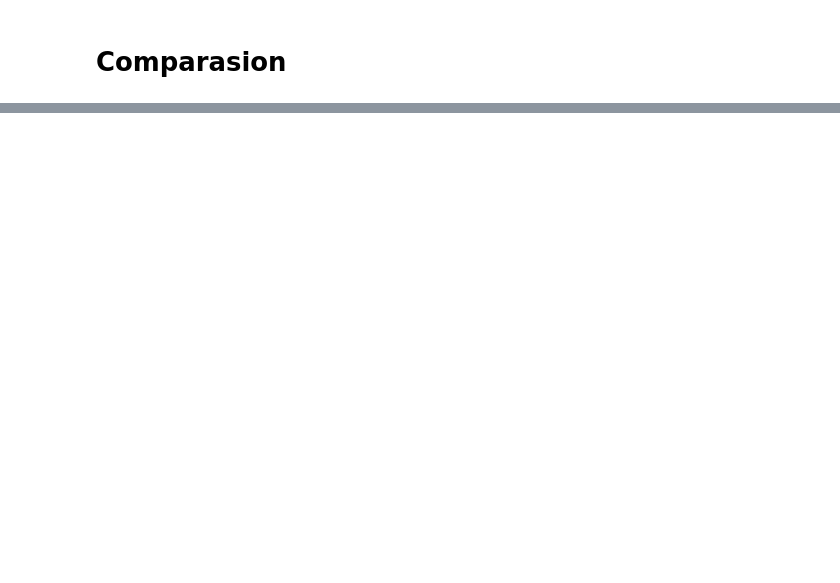
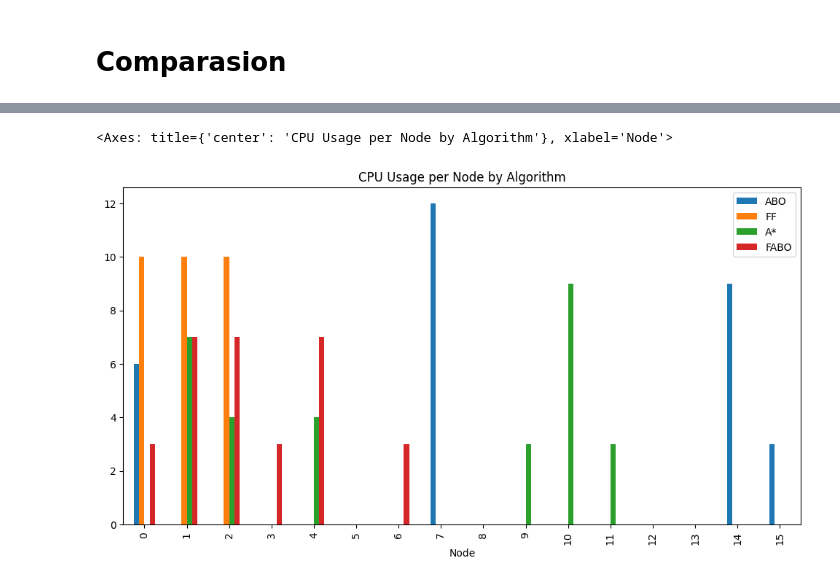
Before and after one commit to ceciliadesousaluzalmeida/5g-slicing-energy-effiiciency, a Jupyter notebook: simulator/32_node_a-star.ipynb, the cells around one changed output, grey strips where cells are left out. Cells and saved outputs as stored; diff of their text form; code cells hidden in the pictures; blank space fills up the shorter version.

```diff
--- a/simulator/32_node_a-star.ipynb
+++ b/simulator/32_node_a-star.ipynb
@@ -362,0 +437,17 @@ df_placement
+# %%
+final_node_capacity = node_capacity.copy()
+
+for result in fabo_results:
+    if result:
+        for vnf_id, node in result.placed_vnfs.items():
+            cpu = next(
+                vnf["cpu"]
+                for vnf_chain, _ in slices
+                for vnf in vnf_chain
+                if vnf["id"] == vnf_id
+            )
+            final_node_capacity[node] -= cpu
+
+print("Node capacity:")
+for node, cap in final_node_capacity.items():
+    print(f"Node {node}: {cap}")
@@ -399,0 +512,33 @@ comparison_with_total
+# %%
+from compute_energy import compute_energy_per_slice
+import pandas as pd
+
+def get_cpu_distribution(results, slices, node_capacity):
+    cpu_usage_total = {n: 0 for n in node_capacity}
+    _ , cpu_usage_slice = compute_energy_per_slice(results, slices, node_capacity)
+    for slice_cpu in cpu_usage_slice:
+        for n, cpu in slice_cpu.items():
+            cpu_usage_total[n] += cpu
+    return cpu_usage_total
+
+
+cpu_abo_all = get_cpu_distribution(abo_results, slices, node_capacity)
+cpu_ff_all = get_cpu_distribution(ff_results, slices, node_capacity)
+cpu_astar_all = get_cpu_distribution(astar_results, slices, node_capacity)
+cpu_fabo_all = get_cpu_distribution(fabo_results, slices, node_capacity)
+
+# Montagem do DataFrame
+df_cpu = pd.DataFrame({
+    "Node": list(cpu_abo_all.keys()),
+    "ABO": list(cpu_abo_all.values()),
+    "FF": list(cpu_ff_all.values()),
+    "A*": list(cpu_astar_all.values()),
+    "FABO": list(cpu_fabo_all.values()),
+}).set_index("Node")
+
+df_cpu
+
+df_cpu.plot(kind='bar', figsize=(12, 6), title="CPU Usage per Node by Algorithm")
+# %% [output]
+<Axes: title={'center': 'CPU Usage per Node by Algorithm'}, xlabel='Node'>
+[figure, added]
```
Also changed, not shown: parts of 12 cells of this notebook, 3 other files.
